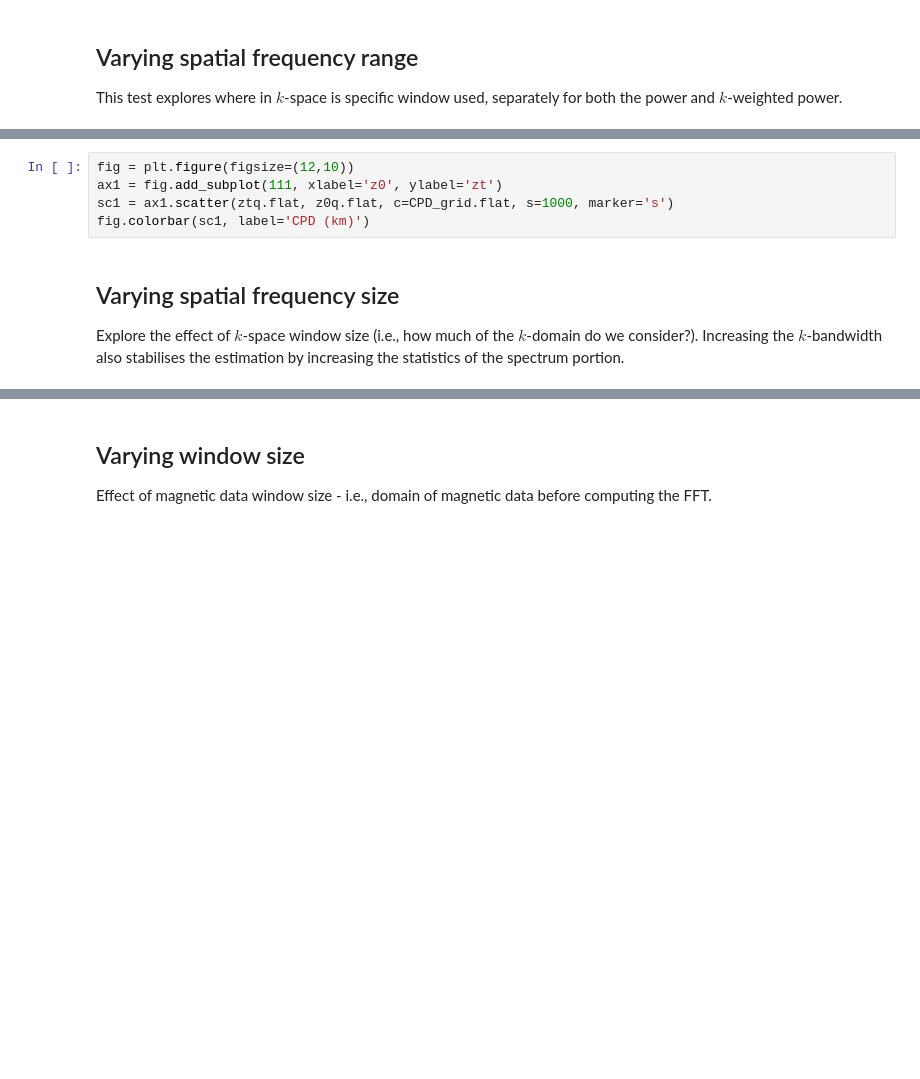
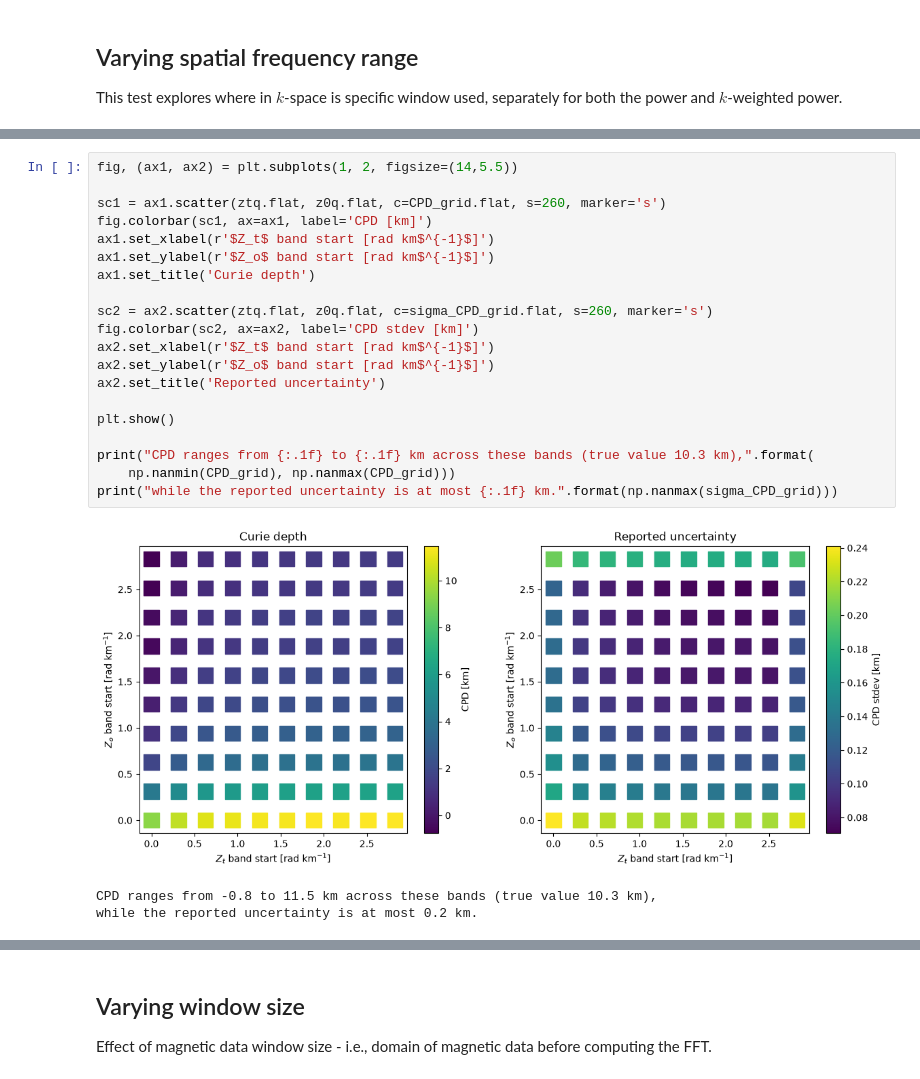
Before and after one commit to brmather/pycurious, a Jupyter notebook: Examples/Notebooks/Tanaka/Ex3-Parameter-exploration.ipynb, the cells around one changed output, grey strips where cells are left out. Cells and saved outputs as stored; diff of their text form; blank space fills up the shorter version.

```diff
--- a/Examples/Notebooks/Tanaka/Ex3-Parameter-exploration.ipynb
+++ b/Examples/Notebooks/Tanaka/Ex3-Parameter-exploration.ipynb
@@ -78,9 +83,24 @@ for row, zt_min in enumerate(zt_array):
-# %%
-fig = plt.figure(figsize=(12,10))
-ax1 = fig.add_subplot(111, xlabel='z0', ylabel='zt')
-sc1 = ax1.scatter(ztq.flat, z0q.flat, c=CPD_grid.flat, s=1000, marker='s')
-fig.colorbar(sc1, label='CPD (km)')
-# %% [markdown]
-## Varying spatial frequency size
-
-Explore the effect of $k$-space window size (i.e., how much of the $k$-domain do we consider?). Increasing the $k$-bandwidth also stabilises the estimation by increasing the statistics of the spectrum portion.
+# %%
+fig, (ax1, ax2) = plt.subplots(1, 2, figsize=(14,5.5))
+
+sc1 = ax1.scatter(ztq.flat, z0q.flat, c=CPD_grid.flat, s=260, marker='s')
+fig.colorbar(sc1, ax=ax1, label='CPD [km]')
+ax1.set_xlabel(r'$Z_t$ band start [rad km$^{-1}$]')
+ax1.set_ylabel(r'$Z_o$ band start [rad km$^{-1}$]')
+ax1.set_title('Curie depth')
+
+sc2 = ax2.scatter(ztq.flat, z0q.flat, c=sigma_CPD_grid.flat, s=260, marker='s')
+fig.colorbar(sc2, ax=ax2, label='CPD stdev [km]')
+ax2.set_xlabel(r'$Z_t$ band start [rad km$^{-1}$]')
+ax2.set_ylabel(r'$Z_o$ band start [rad km$^{-1}$]')
+ax2.set_title('Reported uncertainty')
+
+plt.show()
+
+print("CPD ranges from {:.1f} to {:.1f} km across these bands (true value 10.3 km),".format(
+    np.nanmin(CPD_grid), np.nanmax(CPD_grid)))
+print("while the reported uncertainty is at most {:.1f} km.".format(np.nanmax(sigma_CPD_grid)))
+# %% [output]
+[figure, added]
+CPD ranges from -0.8 to 11.5 km across these bands (true value 10.3 km),
+while the reported uncertainty is at most 0.2 km.
```
Also changed, not shown: parts of 13 cells of this notebook, 6 other files.
